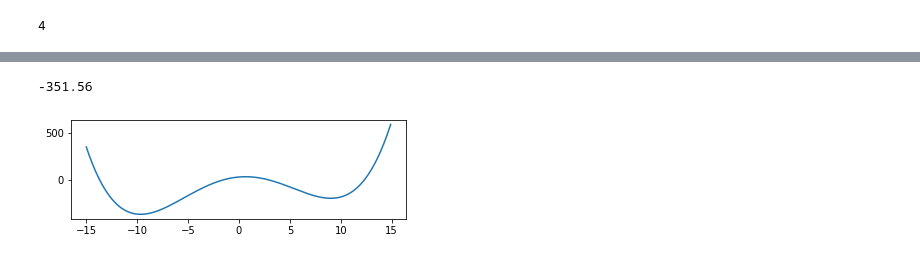
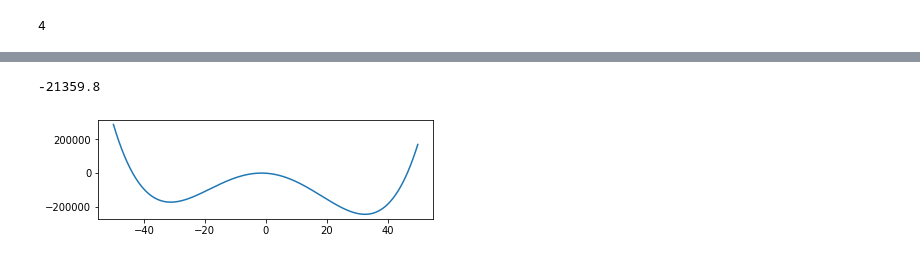
Before and after one commit to egi-megi/siec_neuronowa_Jurkiewicz_Sulek, a Jupyter notebook: test.ipynb, the cells around one changed output, grey strips where cells are left out. Cells and saved outputs as stored; diff of their text form; code cells hidden in the pictures.

```diff
--- a/test.ipynb
+++ b/test.ipynb
@@ -10,21 +8,21 @@ Matplotlib is building the font cache; this may take a moment.
 # %%
-t1 = np.arange(-15.0, 15.0, 0.1)
+t1 = np.arange(-50.0, 50.0, 0.1)
 t2 = np.arange(-5.0, 5.0, 0.02)
 def f(t):
-    return 0.04 * np.power(t,4) - 7 * np.power(t, 2) + 9 * t + 34
+    return 0.2 * np.power(t,4) - 407 * np.power(t, 2) - 1129 * t + 134
         #0.5*np.exp(-t) + np.cos(np.power(t, 0.5)) + 0.05 * np.exp(np.power(np.abs(t), 0.5)) +  + 14
 
 
 
 plt.figure()
 plt.subplot(212)
 plt.plot(t1, f(t1))
 # plt.plot(t1, f(t1), 'bo', t2, f(t2), 'k')
 
 #plt.subplot(212)
 #plt.plot(t2, np.cos(2*np.pi*t2), 'r--')
 #plt.show()
 f(-9.0)
 # %% [output]
--351.56
+-21359.8
-[figure, old version]
+[figure, new version]
```
Also changed, not shown: parts of 3 cells of this notebook.
